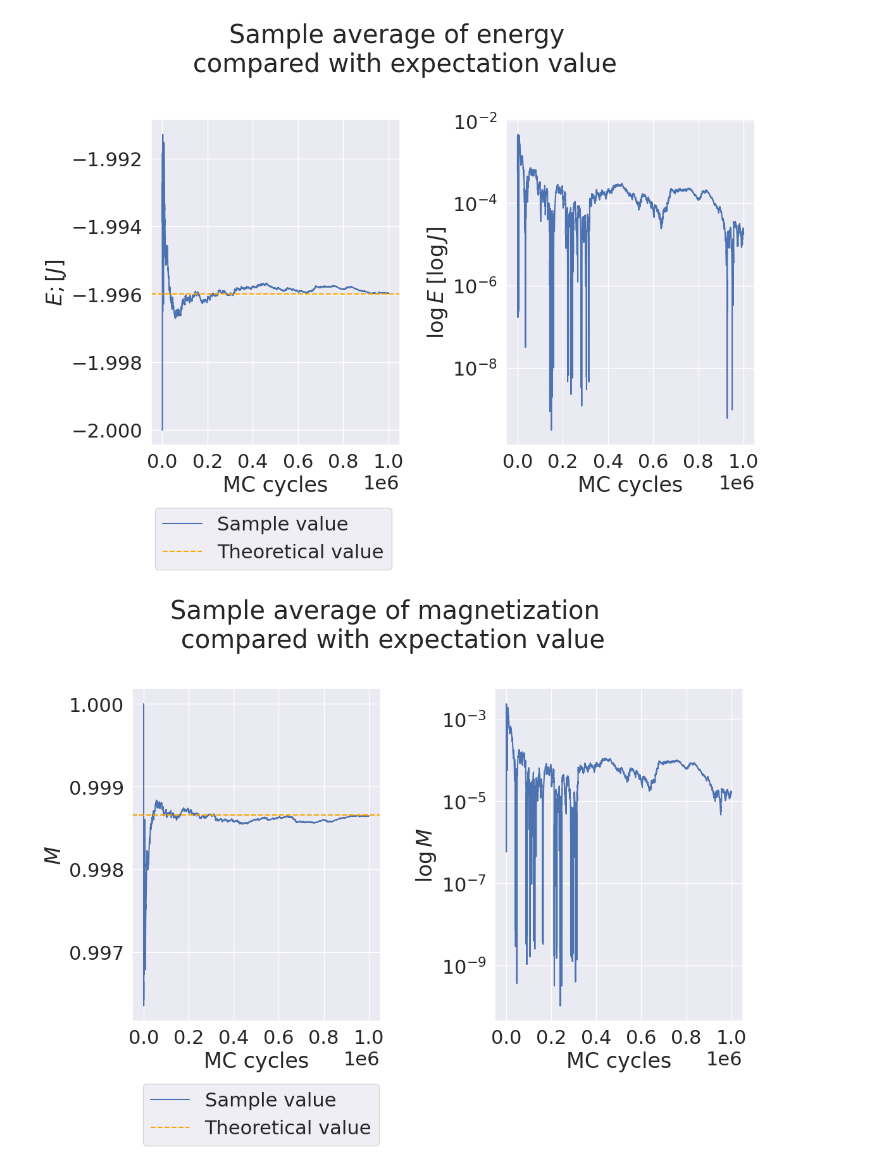
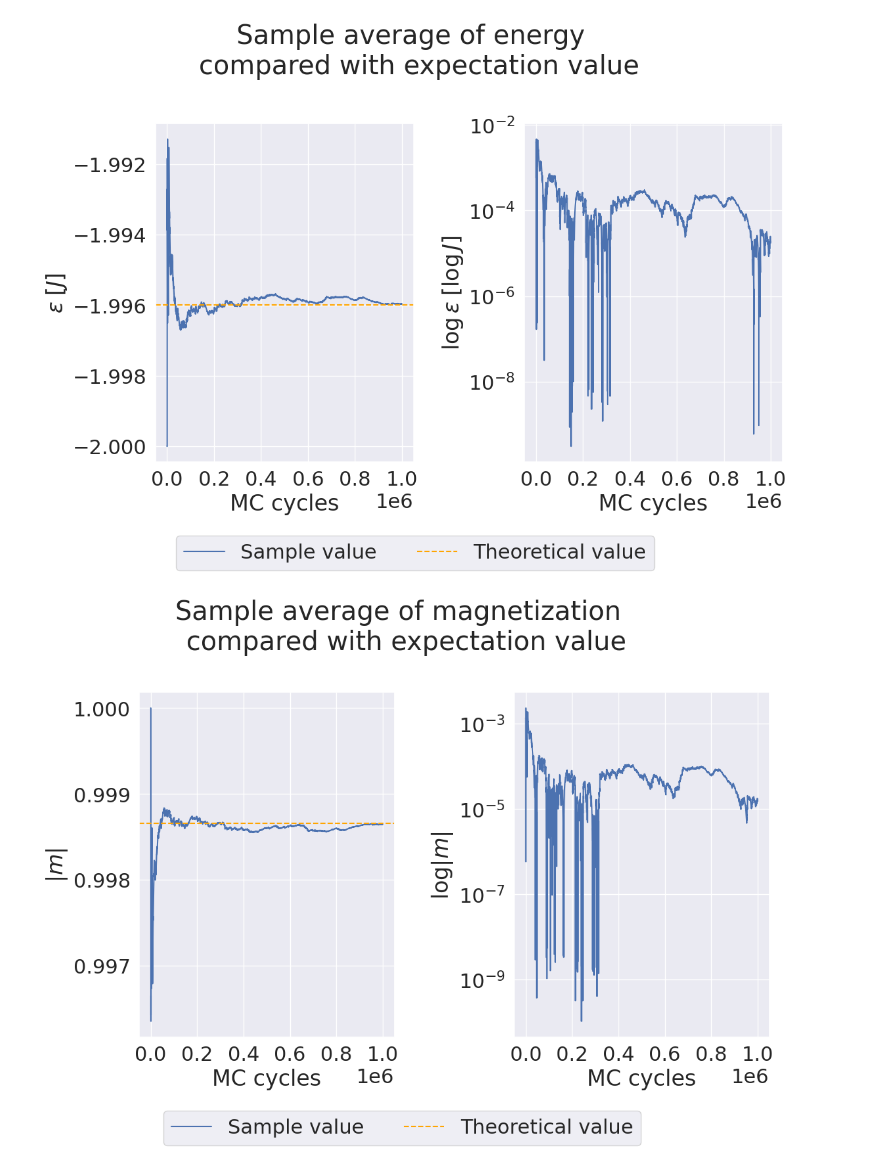
Before and after one commit to augude/fys3150, a Jupyter notebook: Project4/plotting/problem4.ipynb, the cells around one changed output. Cells and saved outputs as stored; diff of their text form; code cells hidden in the pictures.

Commit message:
Some plotting with tikz

```diff
--- a/Project4/plotting/problem4.ipynb
+++ b/Project4/plotting/problem4.ipynb
@@ -25,45 +25,45 @@ fig, axs = plt.subplots(1, 2, figsize = (12, 8))
 axs[0].plot(cycles, validation2x2.energy1mom/(L**2), label = 'Sample value')
 axs[0].axhline(avgEng, linestyle = '--', label = 'Theoretical value', color = 'orange')
 axs[0].set_xlabel('MC cycles')
-axs[0].set_ylabel(r'$E; [J]$')
+axs[0].set_ylabel(r'$\epsilon\; [J]$')
 
 axs[1].semilogy(cycles, abs(validation2x2.energy1mom/(L**2) - avgEng))
 axs[1].set_xlabel('MC cycles')
-axs[1].set_ylabel(r'$\log E \; [\logJ]$')
+axs[1].set_ylabel(r'$\log \epsilon \; [\logJ]$')
 
 fig.suptitle('Sample average of energy \n compared with expectation value')
 axs[0].set_xticks(np.arange(0, 1.2e6, 0.2e6))
 axs[1].set_xticks(np.arange(0, 1.2e6, 0.2e6))
 axs[0].ticklabel_format(style = 'sci', axis = 'x', scilimits = (0,0))
 axs[1].ticklabel_format(style = 'sci', axis = 'x', scilimits = (0,0))
 
 fig.tight_layout()
-lgd = fig.legend(loc = 'lower right', ncol = 1, fancybox = True,
-            bbox_to_anchor = (0.5, -0.12))
+lgd = fig.legend(loc = 'lower center', ncol = 2, fancybox = True,
+            bbox_to_anchor = (0.5, -0.08))
 plt.show()
 fig.savefig('figures/avgeng.pdf', bbox_inches = 'tight')
 
 fig, axs = plt.subplots(1, 2, figsize = (12, 8))
 axs[0].plot(cycles, validation2x2.mag1mom/(L**2), label = 'Sample value')
 axs[0].axhline(avgM, linestyle = '--', label = 'Theoretical value', color = 'orange')
 axs[0].set_xlabel('MC cycles')
-axs[0].set_ylabel(r'$M$')
+axs[0].set_ylabel(r'$|m|$')
 
 axs[1].semilogy(cycles, abs(validation2x2.mag1mom/(L**2) - avgM))
 axs[1].set_xlabel('MC cycles')
-axs[1].set_ylabel(r'$\log M$')
+axs[1].set_ylabel(r'$\log |m|$')
 
 fig.suptitle('Sample average of magnetization \n compared with expectation value')
 axs[0].set_xticks(np.arange(0, 1.2e6, 0.2e6))
 axs[1].set_xticks(np.arange(0, 1.2e6, 0.2e6))
 axs[0].ticklabel_format(style = 'sci', axis = 'x', scilimits = (0,0))
 axs[1].ticklabel_format(style = 'sci', axis = 'x', scilimits = (0,0))
-lgd = fig.legend(loc = 'lower right', ncol = 1, fancybox = True,
-            bbox_to_anchor = (0.5, -0.12))
+lgd = fig.legend(loc = 'lower center', ncol = 2, fancybox = True,
+            bbox_to_anchor = (0.5, -0.08))
 
 fig.tight_layout()
 plt.show()
 fig.savefig('figures/avgmag.pdf', bbox_inches = 'tight')
 # %% [output]
-[figure, old version]
+[figure, new version]
-[figure, old version]
+[figure, new version]
```
Also changed, not shown: parts of 1 cell of this notebook, 10 other files.
